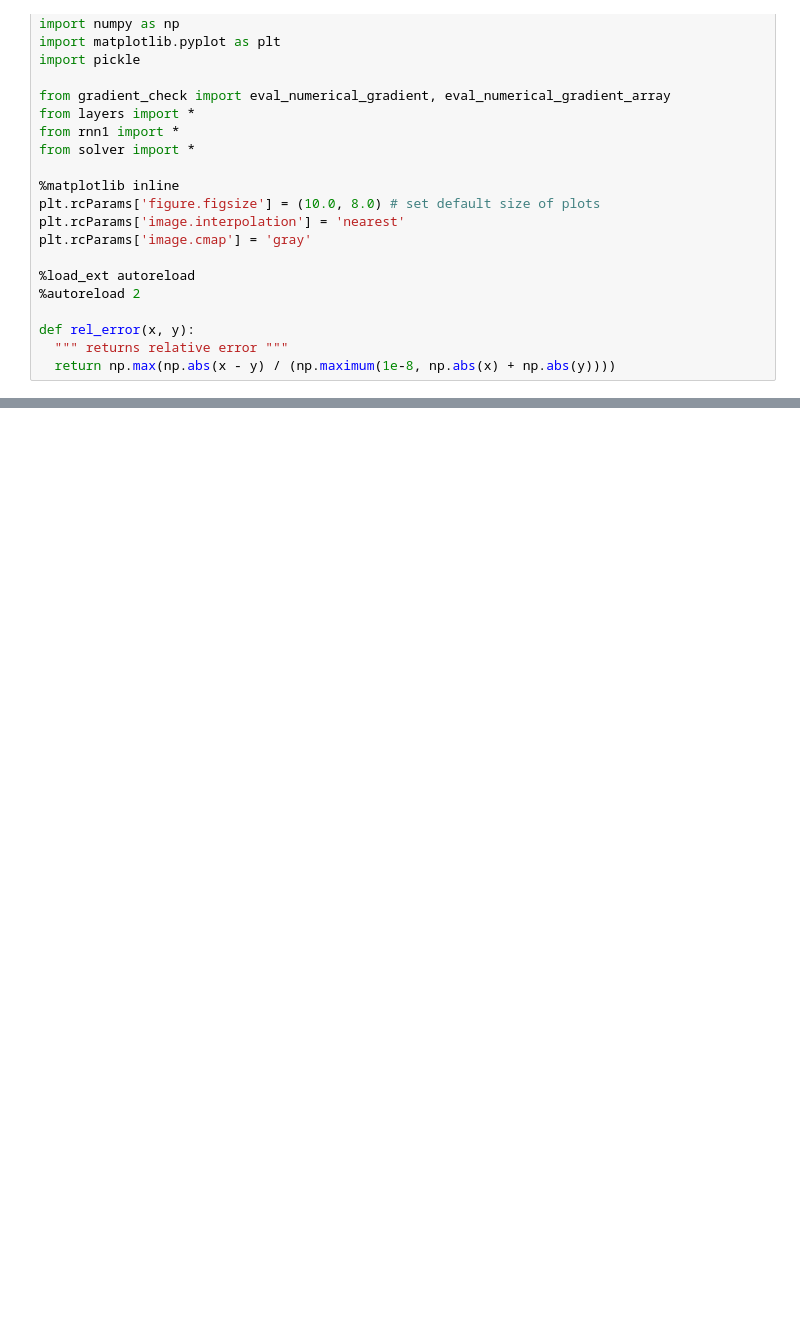
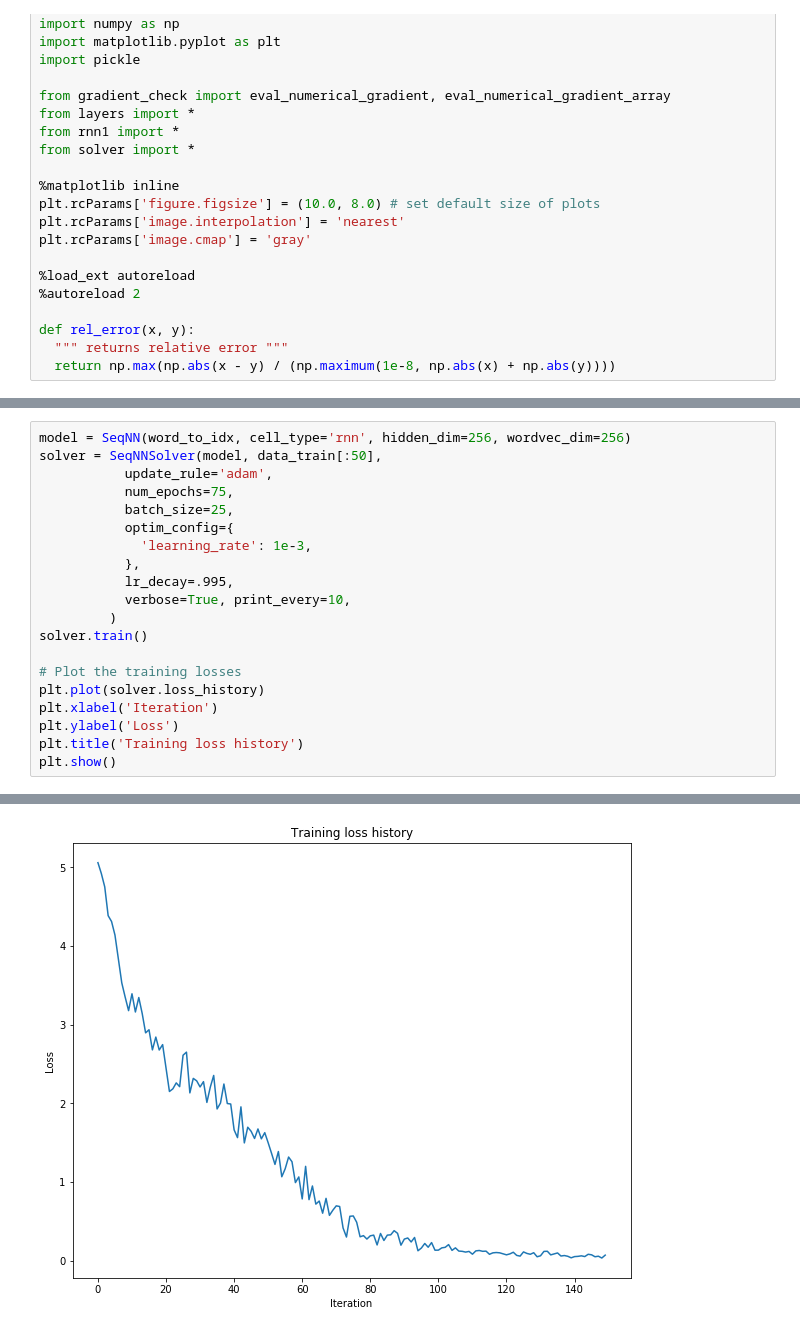
Before and after one commit to kadircet/CENG, a Jupyter notebook: 783/project/Basic Q&A with Sequential Models in Turkish-Copy1.ipynb, the cells around one changed output, grey strips where cells are left out. Cells and saved outputs as stored; diff of their text form; blank space fills up the shorter version.

```diff
--- a/783/project/Basic Q&A with Sequential Models in Turkish-Copy1.ipynb
+++ b/783/project/Basic Q&A with Sequential Models in Turkish-Copy1.ipynb
@@ -204,0 +221,21 @@ banyo dersane
+# %%
+model = SeqNN(word_to_idx, cell_type='rnn', hidden_dim=256, wordvec_dim=256)
+solver = SeqNNSolver(model, data_train[:50],
+           update_rule='adam',
+           num_epochs=75,
+           batch_size=25,
+           optim_config={
+             'learning_rate': 1e-3,
+           },
+           lr_decay=.995,
+           verbose=True, print_every=10,
+         )
+solver.train()
+
+# Plot the training losses
+plt.plot(solver.loss_history)
+plt.xlabel('Iteration')
+plt.ylabel('Loss')
+plt.title('Training loss history')
+plt.show()
+# %% [output]
@@ -204,0 +257 @@ banyo dersane
+[figure, added]
```
Also changed, not shown: parts of 6 cells of this notebook, 27 other files.
